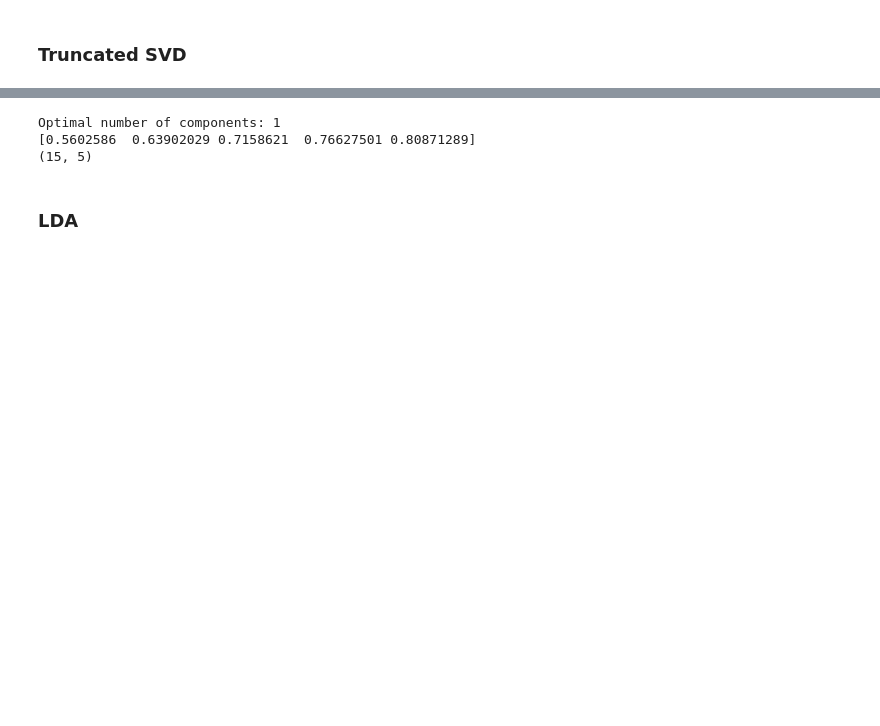
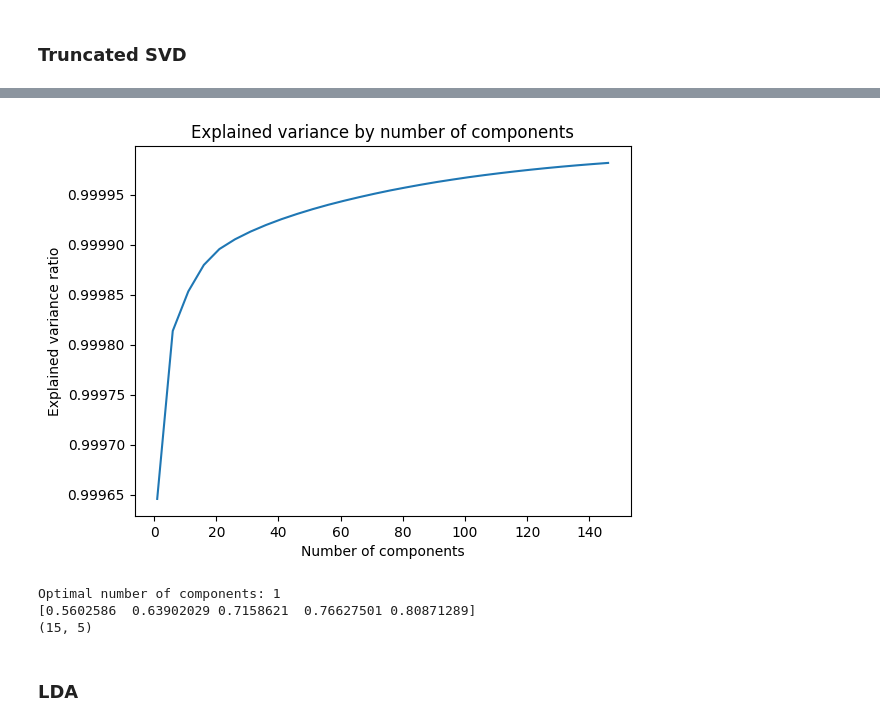
Before and after one commit to pieroGJ121/ML_proyecto_3, a Jupyter notebook: dimensionality_reduction.ipynb, the cells around one changed output, grey strips where cells are left out. Cells and saved outputs as stored; diff of their text form; code cells hidden in the pictures; blank space fills up the shorter version.

```diff
--- a/dimensionality_reduction.ipynb
+++ b/dimensionality_reduction.ipynb
@@ -74,3 +128,7 @@ print(svd.singular_values_)
+# %%
+graph_components(n_components_range, svd)
+# %% [output]
+[figure, added]
 # %%
 cumulative_explained_variance = np.cumsum(svd.explained_variance_ratio_)
 optimal_components = np.argmax(cumulative_explained_variance >= 0.90) + 1
```
Also changed, not shown: parts of 15 cells of this notebook.
